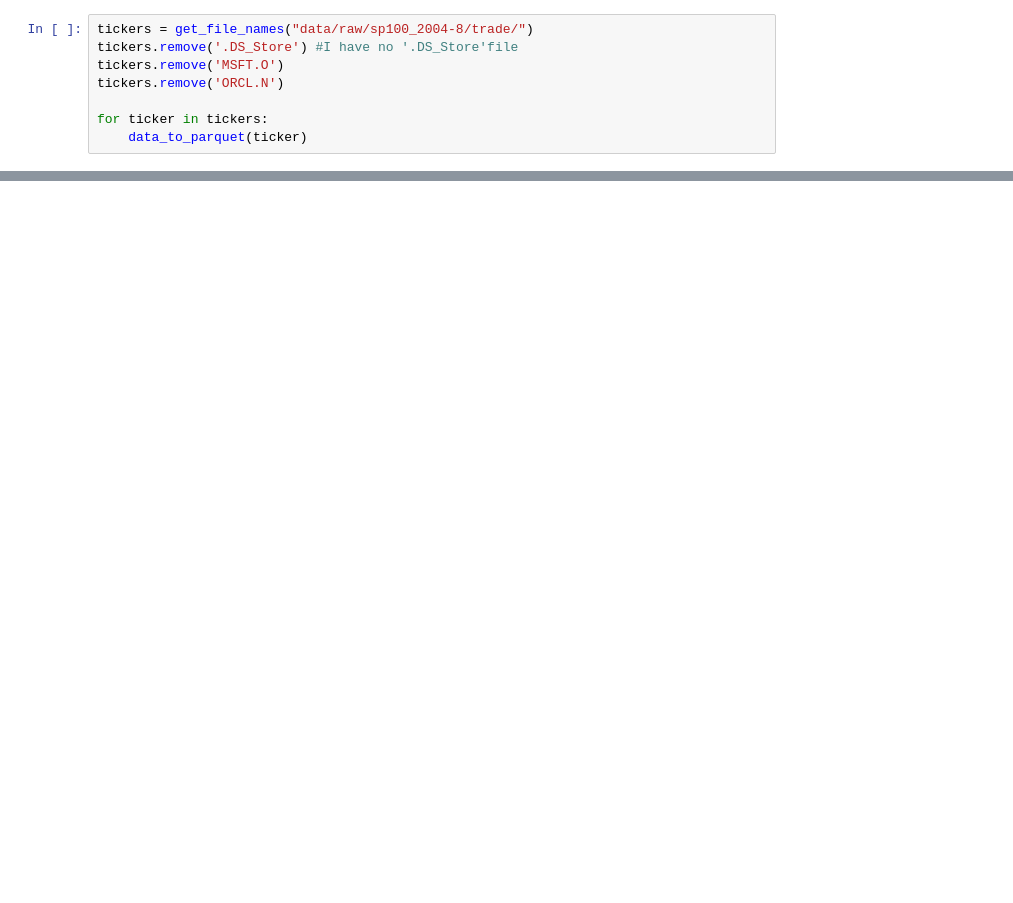
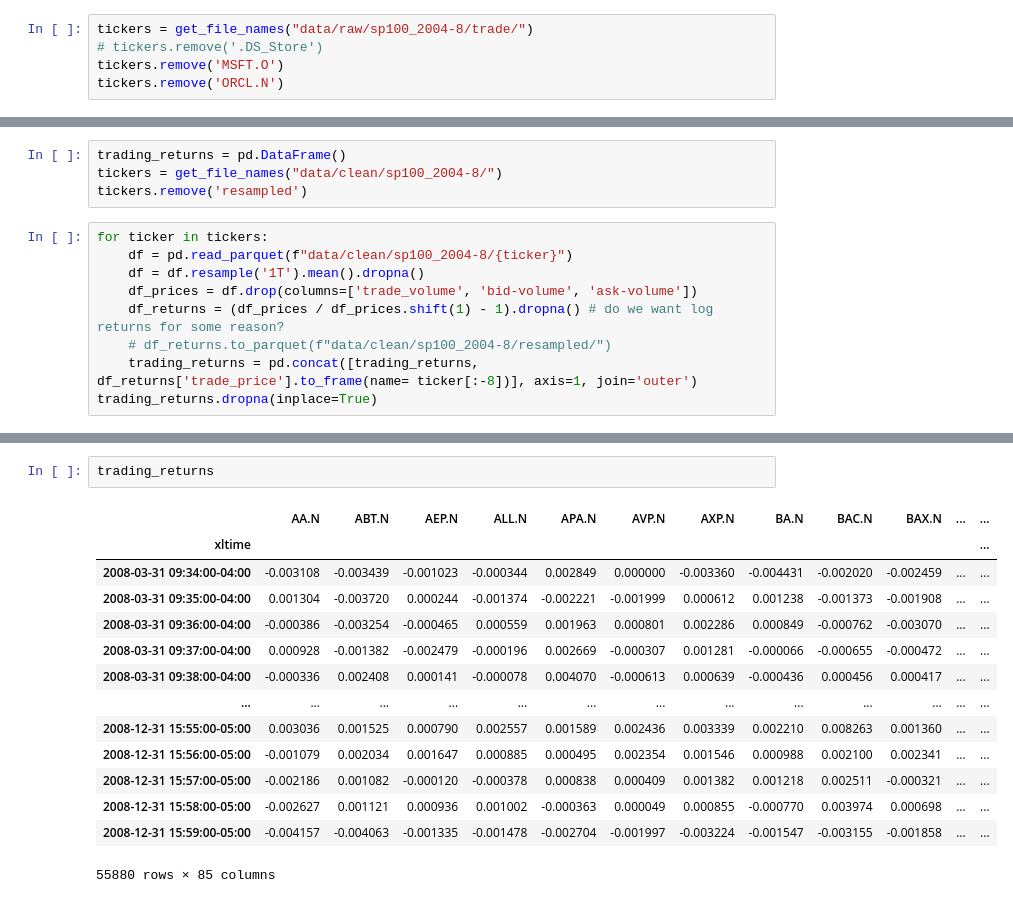
Before and after one commit to CaterinaLaCava/Implementation-of-volatility-based-strategies, a Jupyter notebook: data_processing_test.ipynb, the cells around one changed output, grey strips where cells are left out. Drawn from its saved outputs; the diff is of its cells as text; blank space fills up the shorter version.

Commit message:
data_processing_test.ipynb plus functions.py

```diff
--- a/data_processing_test.ipynb
+++ b/data_processing_test.ipynb
@@ -193,8 +35,5 @@ def data_to_parquet(ticker):
 # %%
 tickers = get_file_names("data/raw/sp100_2004-8/trade/")
-tickers.remove('.DS_Store') #I have no '.DS_Store'file
+# tickers.remove('.DS_Store')
 tickers.remove('MSFT.O')
 tickers.remove('ORCL.N')
-
-for ticker in tickers:
-    data_to_parquet(ticker)
@@ -200,0 +170,13 @@ for ticker in tickers:
+# %%
+trading_returns = pd.DataFrame()
+tickers = get_file_names("data/clean/sp100_2004-8/")
+tickers.remove('resampled')
+# %%
+for ticker in tickers:
+    df = pd.read_parquet(f"data/clean/sp100_2004-8/{ticker}")
+    df = df.resample('1T').mean().dropna()
+    df_prices = df.drop(columns=['trade_volume', 'bid-volume', 'ask-volume'])
+    df_returns = (df_prices / df_prices.shift(1) - 1).dropna() # do we want log returns for some reason?
+    # df_returns.to_parquet(f"data/clean/sp100_2004-8/resampled/")
+    trading_returns = pd.concat([trading_returns, df_returns['trade_price'].to_frame(name= ticker[:-8])], axis=1, join='outer')
+trading_returns.dropna(inplace=True)
@@ -200,0 +201,17 @@ for ticker in tickers:
+# %%
+trading_returns
+# %% [output]
+|  | AA.N | ABT.N | AEP.N | ALL.N | APA.N | AVP.N | AXP.N | BA.N | BAC.N | BAX.N | ... | ... |
+| xltime |  |  |  |  |  |  |  |  |  |  |  | ... |
+| 2008-03-31 09:34:00-04:00 | -0.003108 | -0.003439 | -0.001023 | -0.000344 | 0.002849 | 0.000000 | -0.003360 | -0.004431 | -0.002020 | -0.002459 | ... | ... |
+| 2008-03-31 09:35:00-04:00 | 0.001304 | -0.003720 | 0.000244 | -0.001374 | -0.002221 | -0.001999 | 0.000612 | 0.001238 | -0.001373 | -0.001908 | ... | ... |
+| 2008-03-31 09:36:00-04:00 | -0.000386 | -0.003254 | -0.000465 | 0.000559 | 0.001963 | 0.000801 | 0.002286 | 0.000849 | -0.000762 | -0.003070 | ... | ... |
+| 2008-03-31 09:37:00-04:00 | 0.000928 | -0.001382 | -0.002479 | -0.000196 | 0.002669 | -0.000307 | 0.001281 | -0.000066 | -0.000655 | -0.000472 | ... | ... |
+| 2008-03-31 09:38:00-04:00 | -0.000336 | 0.002408 | 0.000141 | -0.000078 | 0.004070 | -0.000613 | 0.000639 | -0.000436 | 0.000456 | 0.000417 | ... | ... |
+| ... | ... | ... | ... | ... | ... | ... | ... | ... | ... | ... | ... | ... |
+| 2008-12-31 15:55:00-05:00 | 0.003036 | 0.001525 | 0.000790 | 0.002557 | 0.001589 | 0.002436 | 0.003339 | 0.002210 | 0.008263 | 0.001360 | ... | ... |
+| 2008-12-31 15:56:00-05:00 | -0.001079 | 0.002034 | 0.001647 | 0.000885 | 0.000495 | 0.002354 | 0.001546 | 0.000988 | 0.002100 | 0.002341 | ... | ... |
+| 2008-12-31 15:57:00-05:00 | -0.002186 | 0.001082 | -0.000120 | -0.000378 | 0.000838 | 0.000409 | 0.001382 | 0.001218 | 0.002511 | -0.000321 | ... | ... |
+| 2008-12-31 15:58:00-05:00 | -0.002627 | 0.001121 | 0.000936 | 0.001002 | -0.000363 | 0.000049 | 0.000855 | -0.000770 | 0.003974 | 0.000698 | ... | ... |
+| 2008-12-31 15:59:00-05:00 | -0.004157 | -0.004063 | -0.001335 | -0.001478 | -0.002704 | -0.001997 | -0.003224 | -0.001547 | -0.003155 | -0.001858 | ... | ... |
+55880 rows × 85 columns
```
Also changed, not shown: parts of 27 cells of this notebook, 1 other file.
